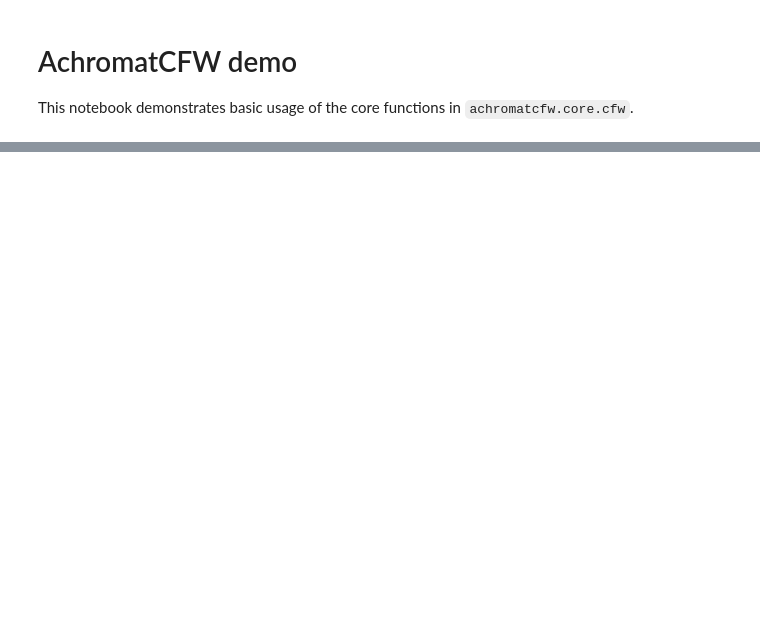
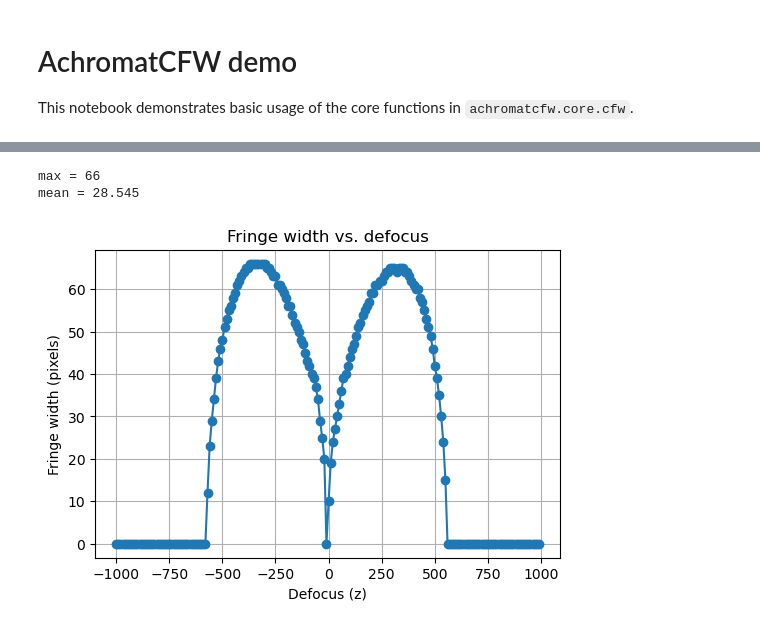
Before and after one commit to Leyangf/AchromatCFW, a Jupyter notebook: notebooks/cfw_demo.ipynb, the cells around one changed output, grey strips where cells are left out. Saved outputs shown, nothing was run; the diff lists cells and outputs as text; code cells hidden in the pictures; blank space fills up the shorter version.

```diff
--- a/notebooks/cfw_demo.ipynb
+++ b/notebooks/cfw_demo.ipynb
@@ -39,12 +46,22 @@ plt.show()
 # %%
 # Compute fringe width as a function of defocus
-z_vals = np.linspace(-50, 50, 25)
+z_vals = np.arange(-1000, 1000, 10)
 widths = [Farbsaumbreite(z, CHLdata=CHLdata) for z in z_vals]
+
+max_width  = np.max(widths)   # 最大值
+mean_width = np.mean(widths)  # 平均值
+
+print("max =", max_width)
+print("mean =", mean_width)
 
 plt.figure(figsize=(6, 4))
 plt.plot(z_vals, widths, marker='o')
 plt.xlabel('Defocus (z)')
 plt.ylabel('Fringe width (pixels)')
 plt.title('Fringe width vs. defocus')
 plt.grid(True)
 plt.show()
+# %% [output]
+max = 66
+mean = 28.545
+[figure, added]
```
Also changed, not shown: parts of 3 cells of this notebook, 3 other files.
